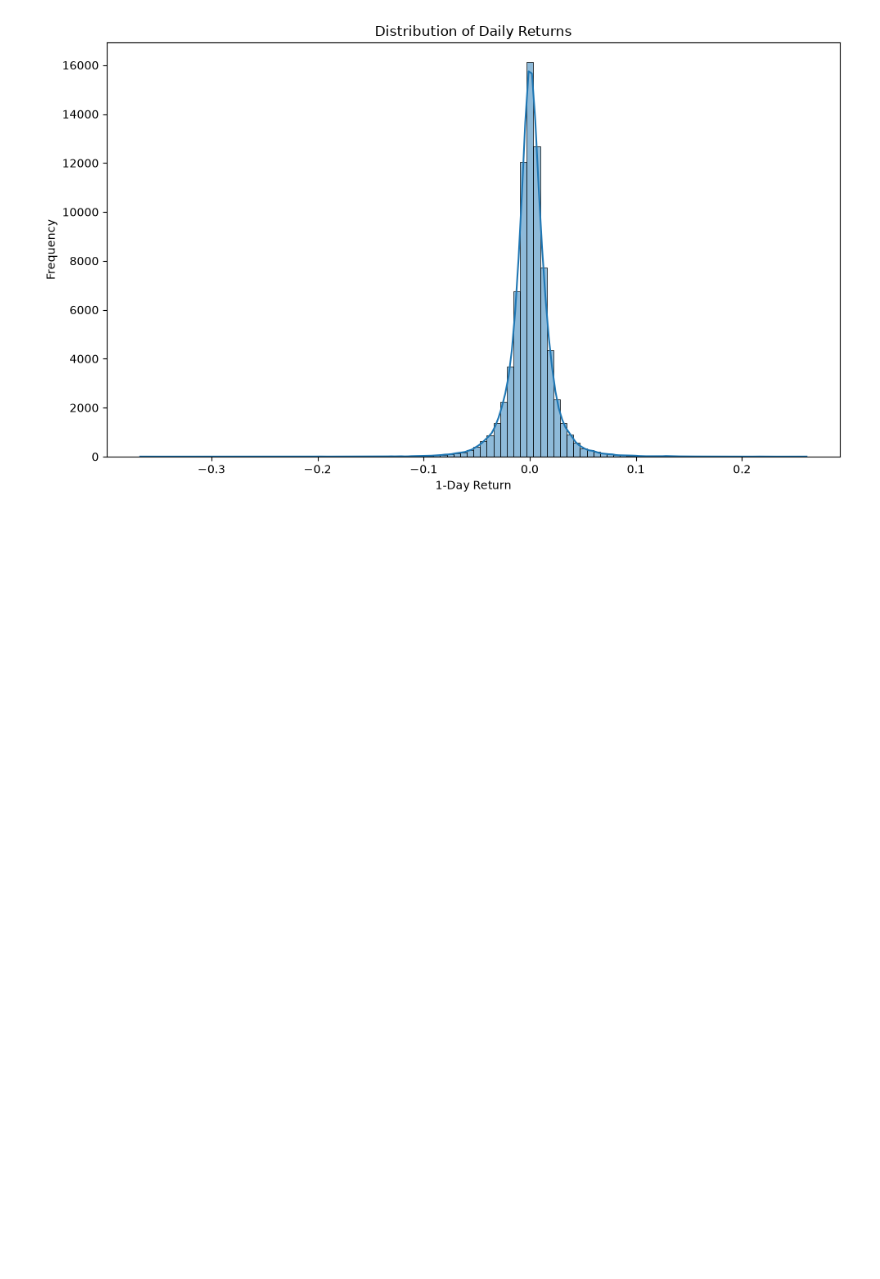
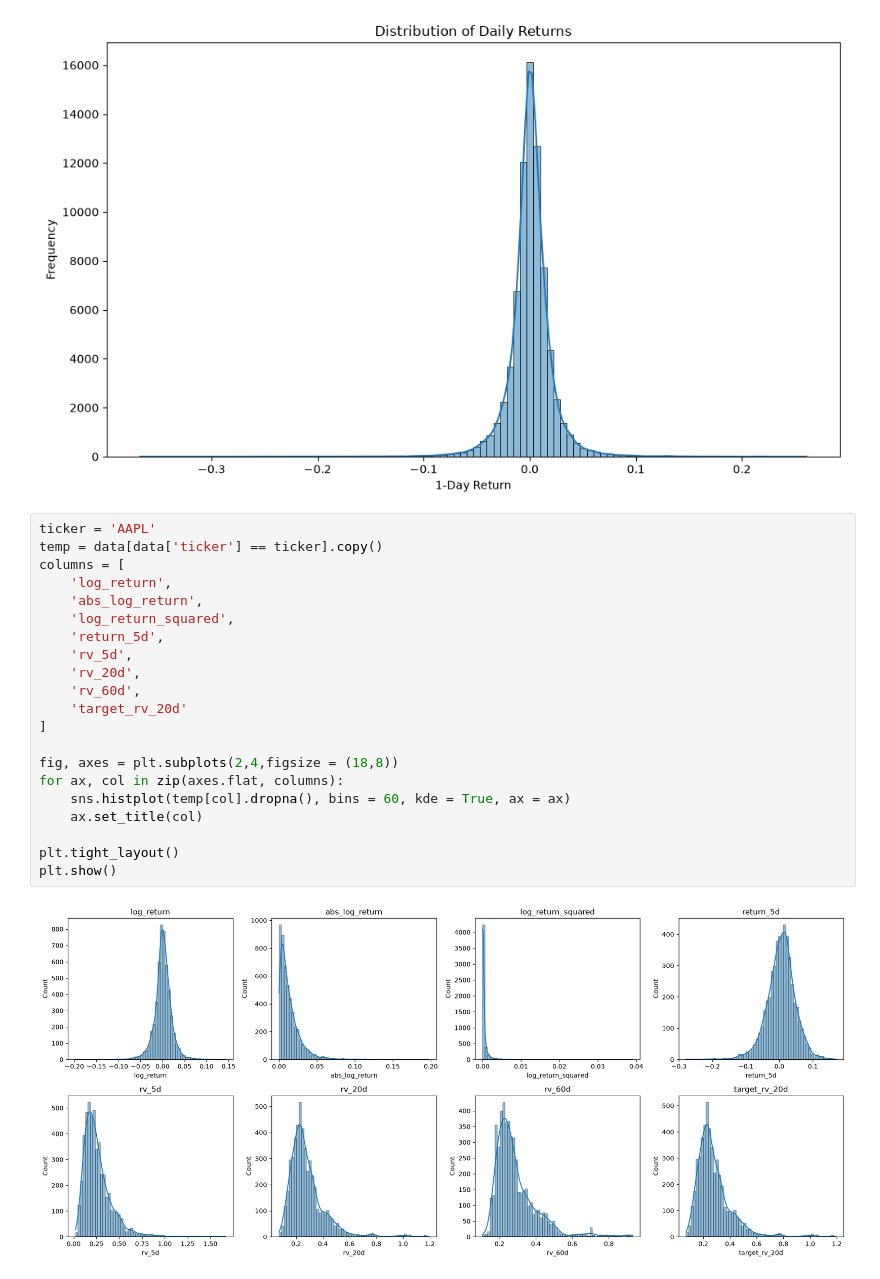
Before and after one commit to alexstoica-1/project-mimir, a Jupyter notebook: notebooks/02_eda_features_final.ipynb, the cells around one changed output. Saved outputs shown, nothing was run; the diff lists cells and outputs as text; blank space fills up the shorter version.

```diff
--- a/notebooks/02_eda_features_final.ipynb
+++ b/notebooks/02_eda_features_final.ipynb
@@ -161,3 +191,26 @@ plt.tight_layout()
 plt.show()
 # %% [output]
 [figure]
+# %%
+ticker = 'AAPL'
+temp = data[data['ticker'] == ticker].copy()
+columns = [
+    'log_return',
+    'abs_log_return',
+    'log_return_squared',
+    'return_5d',
+    'rv_5d',
+    'rv_20d',
+    'rv_60d',
+    'target_rv_20d'
+]
+
+fig, axes = plt.subplots(2,4,figsize = (18,8))
+for ax, col in zip(axes.flat, columns):
+    sns.histplot(temp[col].dropna(), bins = 60, kde = True, ax = ax)
+    ax.set_title(col)
+
+plt.tight_layout()
+plt.show()
+# %% [output]
+[figure, added]
```
Also changed, not shown: parts of 8 cells of this notebook, 1 other file.
